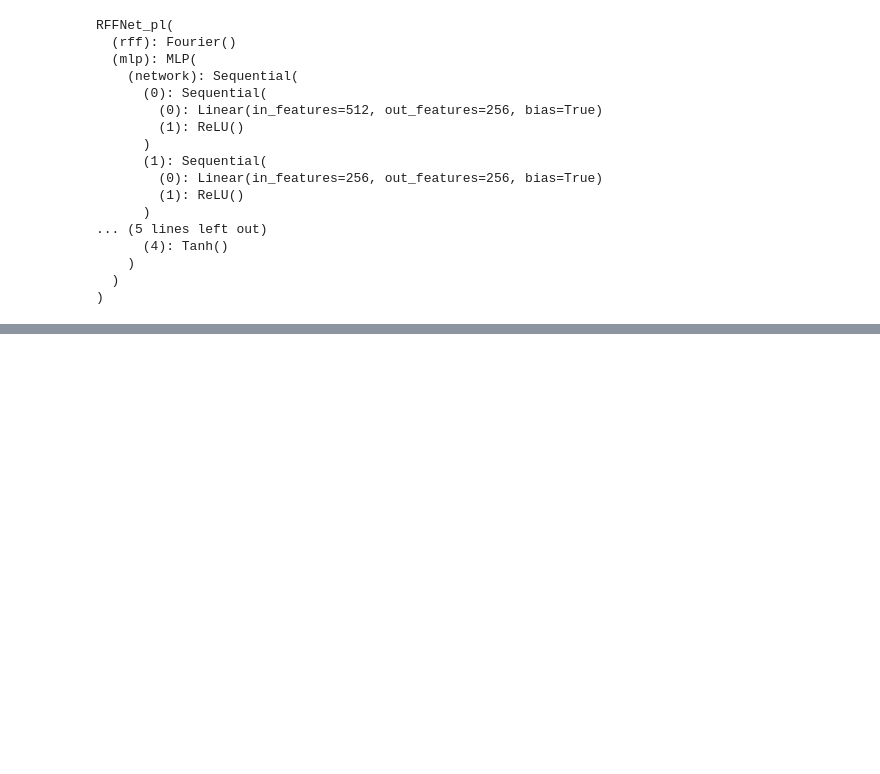
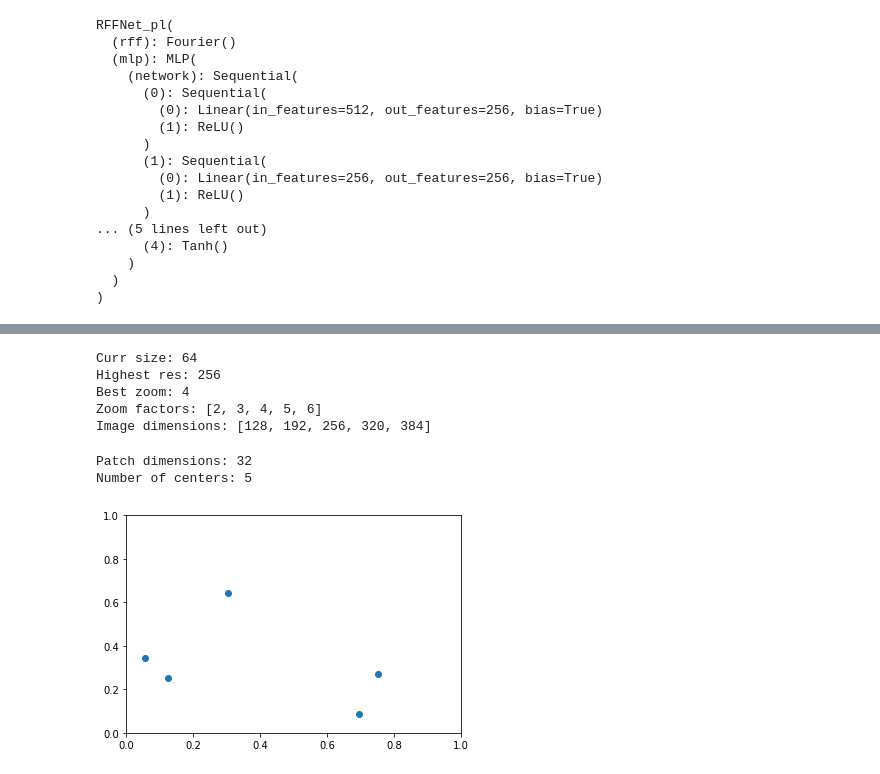
Before and after one commit to Chutlhu/TurboSuperResultion, a Jupyter notebook: notebooks/[Sandbox] RFFNet and StructureFun.ipynb, the cells around one changed output, grey strips where cells are left out. Cells and saved outputs as stored; diff of their text form; code cells hidden in the pictures; blank space fills up the shorter version.

```diff
--- a/notebooks/[Sandbox] RFFNet and StructureFun.ipynb
+++ b/notebooks/[Sandbox] RFFNet and StructureFun.ipynb
@@ -587,0 +553,38 @@ plt.show()
+# %%
+num_centers = 10
+num_scales = 5
+
+zoom_factors = [2, 3, 4, 5, 6] # 1/4 of the subsampled original scale
+
+print('Curr size:', curr_res)
+print('Highest res:', original_size)
+print('Best zoom:', original_size // curr_res)
+print('Zoom factors:', zoom_factors)
+print('Image dimensions:', [int(64 * z) for z in zoom_factors])
+num_resolutions = len(zoom_factors)
+# %% [output]
+Curr size: 64
+Highest res: 256
+Best zoom: 4
+Zoom factors: [2, 3, 4, 5, 6]
+Image dimensions: [128, 192, 256, 320, 384]
+# %%
+patch_dim = 32 # make everything at 32x32
+num_centers = 5
+
+print('Patch dimensions:', patch_dim)
+print('Number of centers:', num_centers)
+# %% [output]
+Patch dimensions: 32
+Number of centers: 5
+# %%
+distribution = torch.distributions.Uniform(torch.Tensor([0]),torch.Tensor([1]))
+centres = distribution.sample(torch.Size([num_centers,2])).to(device)
+
+plt.scatter(centres.cpu().numpy()[:,0],
+            centres.cpu().numpy()[:,1])
+plt.xlim([0, 1])
+plt.ylim([0, 1])
+plt.show()
+# %% [output]
+[figure, added]
```
Also changed, not shown: parts of 23 cells of this notebook, 15 other files.
